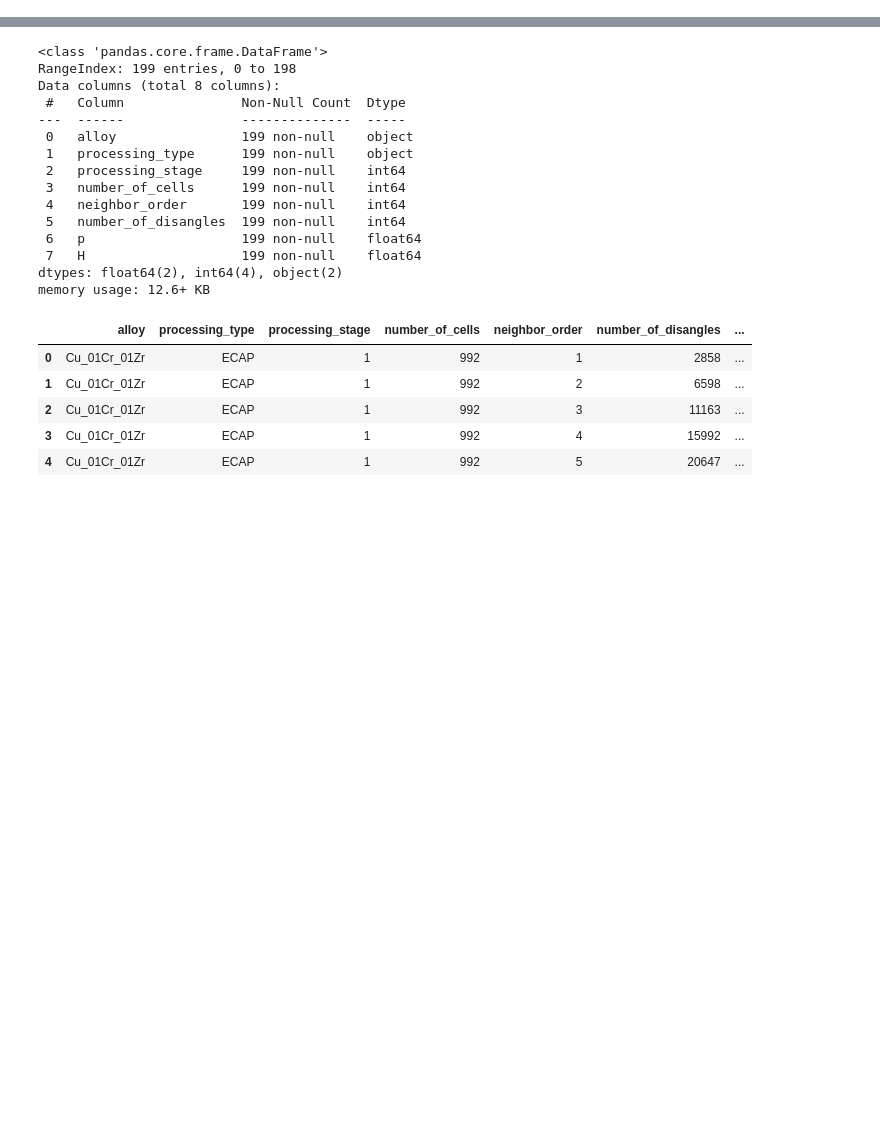
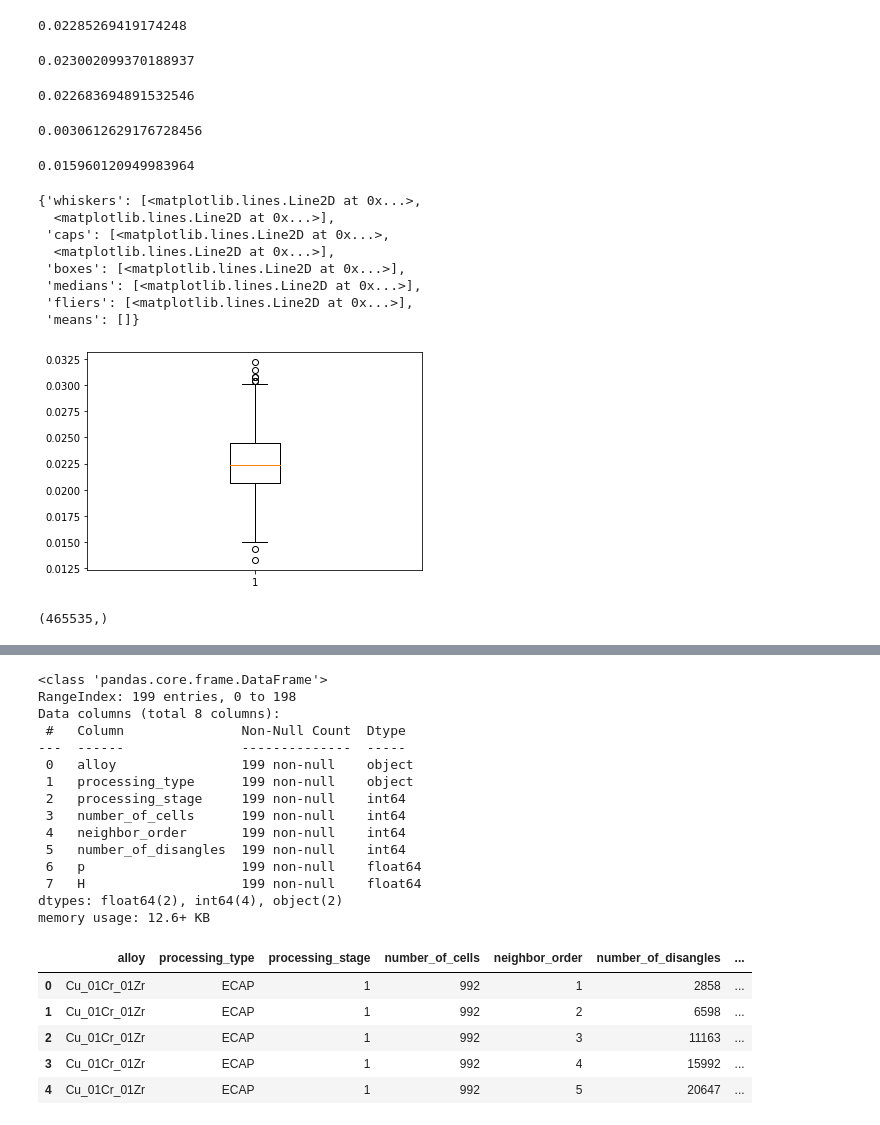
Before and after one commit to PRISBteam/Voronoi_PCC_Analyser, a Jupyter notebook: Data.ipynb, the cells around one changed output, grey strips where cells are left out. Drawn from its saved outputs; the diff is of its cells as text; code cells hidden in the pictures; blank space fills up the shorter version.

Commit message:
add Data

```diff
--- a/Data.ipynb
+++ b/Data.ipynb
@@ -5,0 +107,17 @@ import glob
+# %%
+stds_H2 = {}
+means_H2 = {}
+bins = [0, 15, 63]
+Q = np.loadtxt('DataECAP/Data_2bins_ref.txt')
+sizes = data_alloy['N_disangles'].unique()
+sizes = sizes[sizes <= 100000]
+# sizes = [2858, 6598, 11163, 15992]
+N = 100
+for size in tqdm(sizes):
+    Hs = []
+    for i in range(N):
+        angles = rng.choice(random_distr, size=size, replace=True)
+        P = np.histogram(angles, bins=bins)[0] / len(angles)
+        Hs.append(matutils._hellinger(P, Q))
+    stds_H2[size] = np.std(Hs, ddof=1)
+    means_H2[size] = np.mean(Hs)
@@ -5,0 +178,18 @@ import glob
+# %%
+stds_H63_ = {}
+means_H63_ = {}
+bins = [*range(0,63,1)] + [63]
+Q = np.loadtxt('DataECAP/Data_63bins_ref.txt')
+
+sizes = data_alloy['N_disangles'].unique()
+sizes = sizes[sizes <= 100000]
+# sizes = [2858, 6598, 11163, 15992]
+N = 1000
+for size in tqdm(sizes):
+    Hs = []
+    for i in range(N):
+        angles = rng.choice(random_distr, size=size, replace=True)
+        P = np.histogram(angles, bins=bins)[0] / len(angles)
+        Hs.append(matutils._hellinger(P, Q))
+    stds_H63_[size] = np.std(Hs, ddof=1)
+    means_H63_[size] = np.mean(Hs)
@@ -5,0 +418,8 @@ import glob
+# %%
+stds = {}
+ps = []
+size = 2858
+N = 100
+for i in range(N):
+    angles = rng.choice(random_distr, size=size, replace=False)
+    ps.append(np.histogram(angles, bins=[0, 15, 63])[0][0] / len(angles))
@@ -5,0 +458,36 @@ import glob
+# %%
+np.mean(ps)
+# %% [output]
+0.02285269419174248
+# %%
+np.mean(ps)
+# %% [output]
+0.023002099370188937
+# %%
+np.mean(ps)
+# %% [output]
+0.022683694891532546
+# %%
+np.std(ps, ddof=1)
+# %% [output]
+0.0030612629176728456
+# %%
+np.mean(ps) - 2.56*np.std(ps, ddof=1)
+# %% [output]
+0.015960120949983964
+# %%
+plt.boxplot(ps)
+# %% [output]
+{'whiskers': [<matplotlib.lines.Line2D at 0x...>,
+  <matplotlib.lines.Line2D at 0x...>],
+ 'caps': [<matplotlib.lines.Line2D at 0x...>,
+  <matplotlib.lines.Line2D at 0x...>],
+ 'boxes': [<matplotlib.lines.Line2D at 0x...>],
+ 'medians': [<matplotlib.lines.Line2D at 0x...>],
+ 'fliers': [<matplotlib.lines.Line2D at 0x...>],
+ 'means': []}
+[figure, added]
+# %%
+random_distr.shape
+# %% [output]
+(465535,)
```
Also changed, not shown: parts of 90 cells of this notebook, 5 other files.
